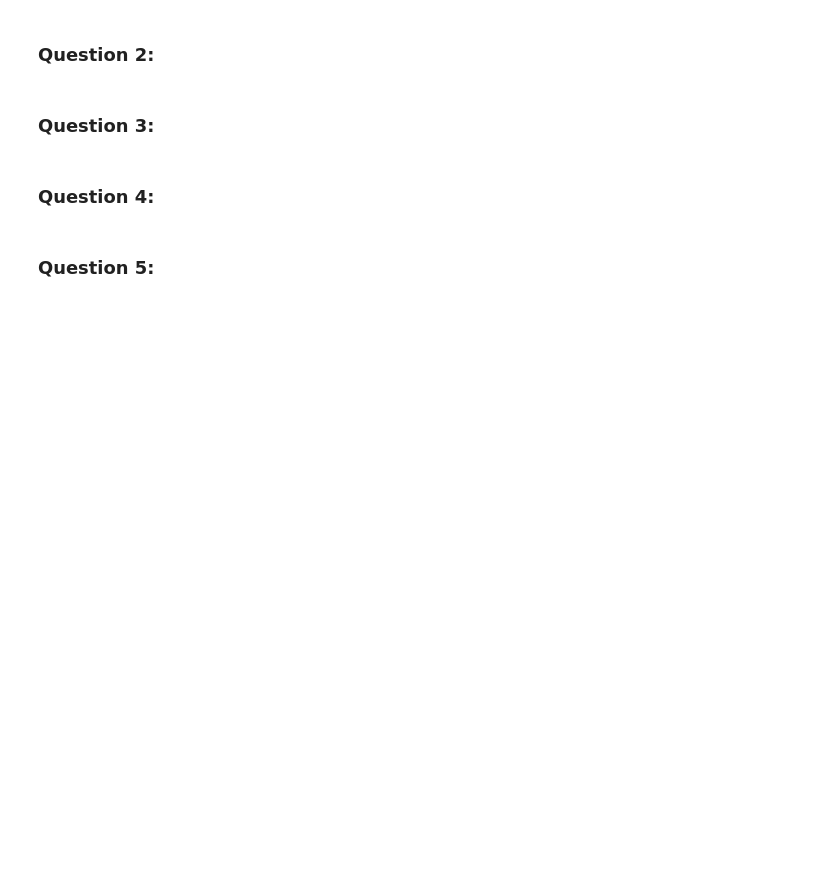
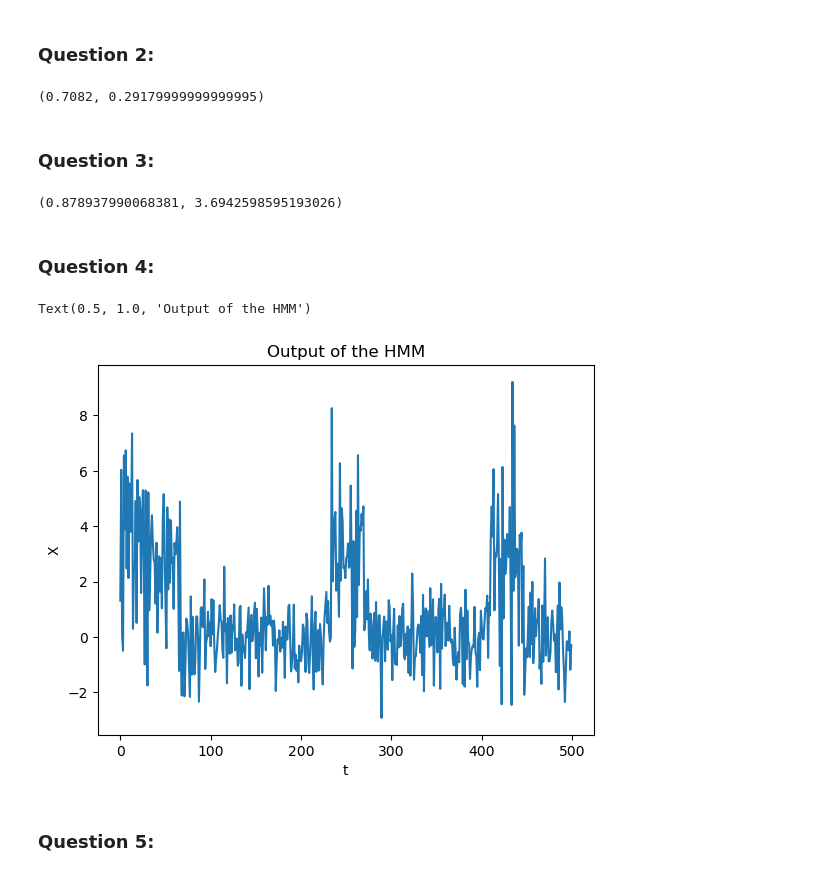
Before and after one commit to TheresaHoesl/PatternRecognition_MachineLearning, a Jupyter notebook: Assignment_1/EQ2341_Assignment_1.ipynb, the cells around one changed output. Saved outputs shown, nothing was run; the diff lists cells and outputs as text; code cells hidden in the pictures; blank space fills up the shorter version.

```diff
--- a/Assignment_1/EQ2341_Assignment_1.ipynb
+++ b/Assignment_1/EQ2341_Assignment_1.ipynb
@@ -83,9 +83,46 @@ where $b_1(x)$ is a scalar Gaussian density function with mean $\mu_1 = 0$ and s
 #### You should write the code used to answer questions 2, 3, 4, 5, 6, 7 below in the dedicated blocs.
 # %% [markdown]
 ### Question 2:
+# %%
+mc = MarkovChain( np.array( [ 0.75, 0.25 ] ), np.array( [ [ 0.99, 0.01 ], [ 0.03, 0.97 ] ] ) )
+
+g1 = GaussD( means=[0], stdevs=[1] )   # Distribution for state = 1
+g2 = GaussD( means=[3], stdevs=[2] )   # Distribution for state = 2
+h  = HMM( mc, [g1, g2])                # The HMM
+
+# Generate an output sequence
+N = 10000
+x,s = h.rand(N)
+
+# Calculate relative frequencies
+
+S_1 = sum(1 for i in s if i == 1)/N
+S_2 = 1 - S_1
+
+S_1, S_2
+# %% [output]
+(0.7082, 0.29179999999999995)
 # %% [markdown]
 ### Question 3:
+# %%
+mean = np.mean(x)
+var = np.var(x)
+
+mean, var
+# %% [output]
+(0.878937990068381, 3.6942598595193026)
 # %% [markdown]
 ### Question 4:
+# %%
+N =500
+x,s = h.rand(N)
+
+plt.plot( x )
+plt.xlabel('t')
+plt.ylabel('X')
+plt.title('Output of the HMM')
+# %% [output]
+Text(0.5, 1.0, 'Output of the HMM')
+[figure, added]
 # %% [markdown]
 ### Question 5:
```
Also changed, not shown: parts of 4 cells of this notebook, 5 other files.
